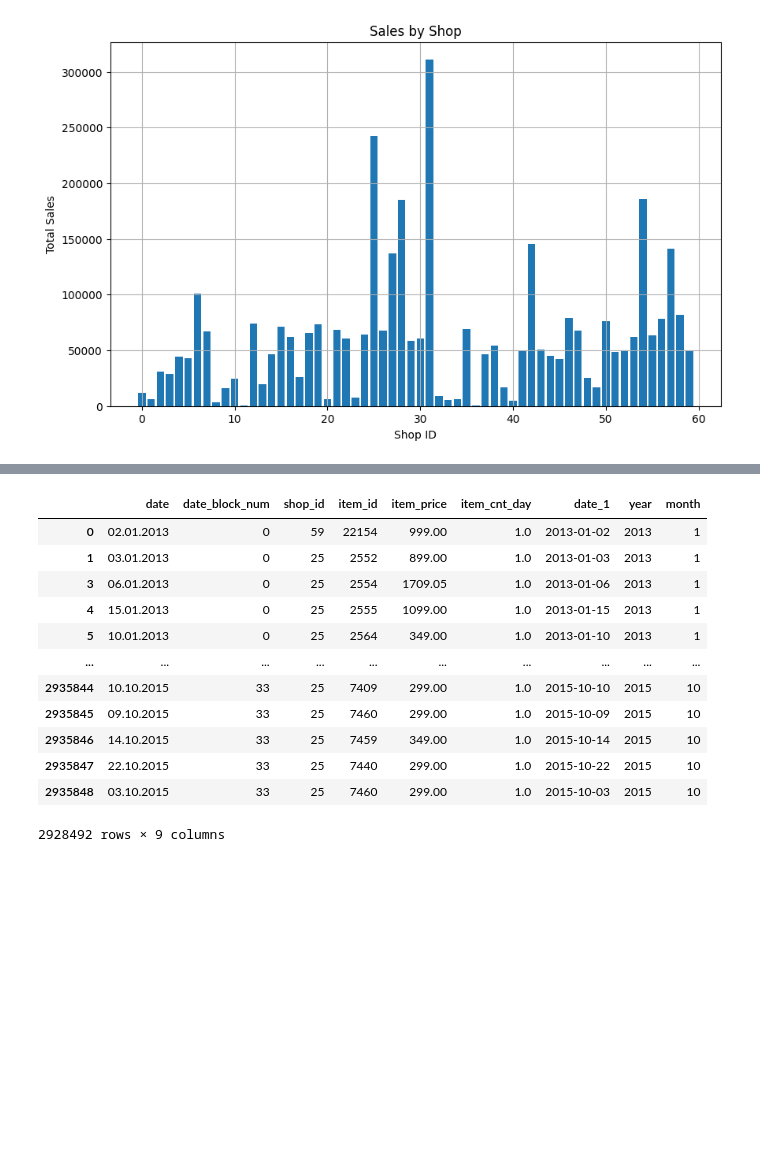
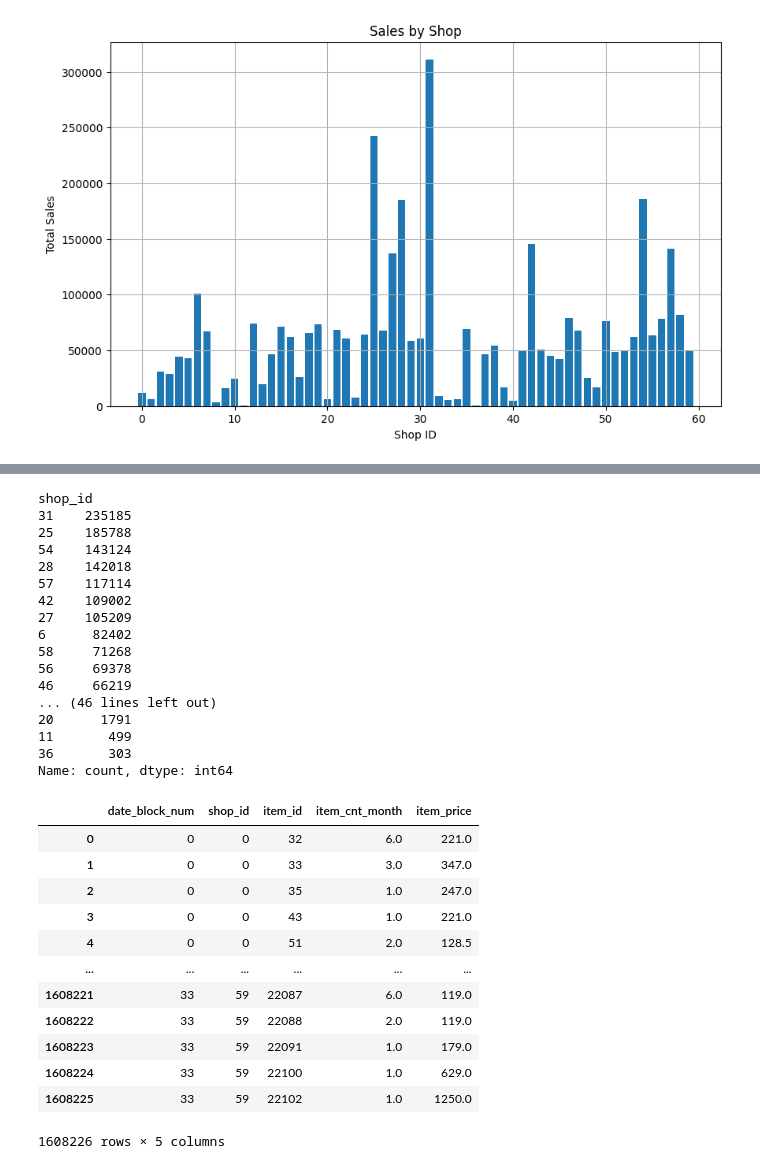
Before and after one commit to ishamel101/Predict-Future-Sales, a Jupyter notebook: fetures_sales.ipynb, the cells around one changed output, grey strips where cells are left out. Drawn from its saved outputs; the diff is of its cells as text; code cells hidden in the pictures; blank space fills up the shorter version.

```diff
--- a/fetures_sales.ipynb
+++ b/fetures_sales.ipynb
@@ -195,16 +211,43 @@ plt.show()
 # %%
-df_train
+df_train['shop_id'].value_counts()
 # %% [output]
-|  | date | date_block_num | shop_id | item_id | item_price | item_cnt_day | date_1 | year | month |
-| 0 | 02.01.2013 | 0 | 59 | 22154 | 999.00 | 1.0 | 2013-01-02 | 2013 | 1 |
-| 1 | 03.01.2013 | 0 | 25 | 2552 | 899.00 | 1.0 | 2013-01-03 | 2013 | 1 |
-| 3 | 06.01.2013 | 0 | 25 | 2554 | 1709.05 | 1.0 | 2013-01-06 | 2013 | 1 |
-| 4 | 15.01.2013 | 0 | 25 | 2555 | 1099.00 | 1.0 | 2013-01-15 | 2013 | 1 |
-| 5 | 10.01.2013 | 0 | 25 | 2564 | 349.00 | 1.0 | 2013-01-10 | 2013 | 1 |
-| ... | ... | ... | ... | ... | ... | ... | ... | ... | ... |
-| 2935844 | 10.10.2015 | 33 | 25 | 7409 | 299.00 | 1.0 | 2015-10-10 | 2015 | 10 |
-| 2935845 | 09.10.2015 | 33 | 25 | 7460 | 299.00 | 1.0 | 2015-10-09 | 2015 | 10 |
-| 2935846 | 14.10.2015 | 33 | 25 | 7459 | 349.00 | 1.0 | 2015-10-14 | 2015 | 10 |
-| 2935847 | 22.10.2015 | 33 | 25 | 7440 | 299.00 | 1.0 | 2015-10-22 | 2015 | 10 |
-| 2935848 | 03.10.2015 | 33 | 25 | 7460 | 299.00 | 1.0 | 2015-10-03 | 2015 | 10 |
-2928492 rows × 9 columns
+shop_id
+31    235185
+25    185788
+54    143124
+28    142018
+57    117114
+42    109002
+27    105209
+6      82402
+58     71268
+56     69378
+46     66219
+... (46 lines left out)
+20      1791
+11       499
+36       303
+Name: count, dtype: int64
+# %%
+monthly_sales = df_train.groupby(['date_block_num','shop_id','item_id']).agg(
+    {
+        "item_cnt_day":'sum',
+        "item_price":'mean'
+    }
+).reset_index()
+monthly_sales.rename(columns={'item_cnt_day': 'item_cnt_month'}, inplace=True)
+monthly_sales
+# %% [output]
+|  | date_block_num | shop_id | item_id | item_cnt_month | item_price |
+| 0 | 0 | 0 | 32 | 6.0 | 221.0 |
+| 1 | 0 | 0 | 33 | 3.0 | 347.0 |
+| 2 | 0 | 0 | 35 | 1.0 | 247.0 |
+| 3 | 0 | 0 | 43 | 1.0 | 221.0 |
+| 4 | 0 | 0 | 51 | 2.0 | 128.5 |
+| ... | ... | ... | ... | ... | ... |
+| 1608221 | 33 | 59 | 22087 | 6.0 | 119.0 |
+| 1608222 | 33 | 59 | 22088 | 2.0 | 119.0 |
+| 1608223 | 33 | 59 | 22091 | 1.0 | 179.0 |
+| 1608224 | 33 | 59 | 22100 | 1.0 | 629.0 |
+| 1608225 | 33 | 59 | 22102 | 1.0 | 1250.0 |
+1608226 rows × 5 columns
```
Also changed, not shown: parts of 7 cells of this notebook, 1 other file.
